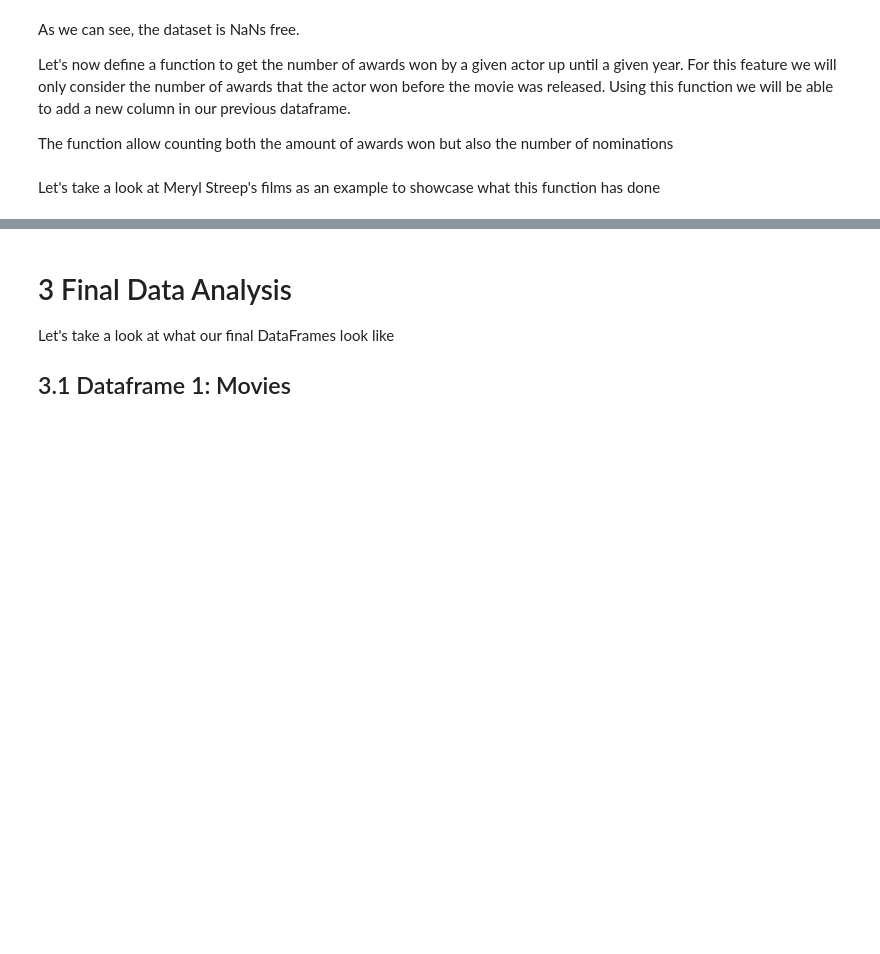
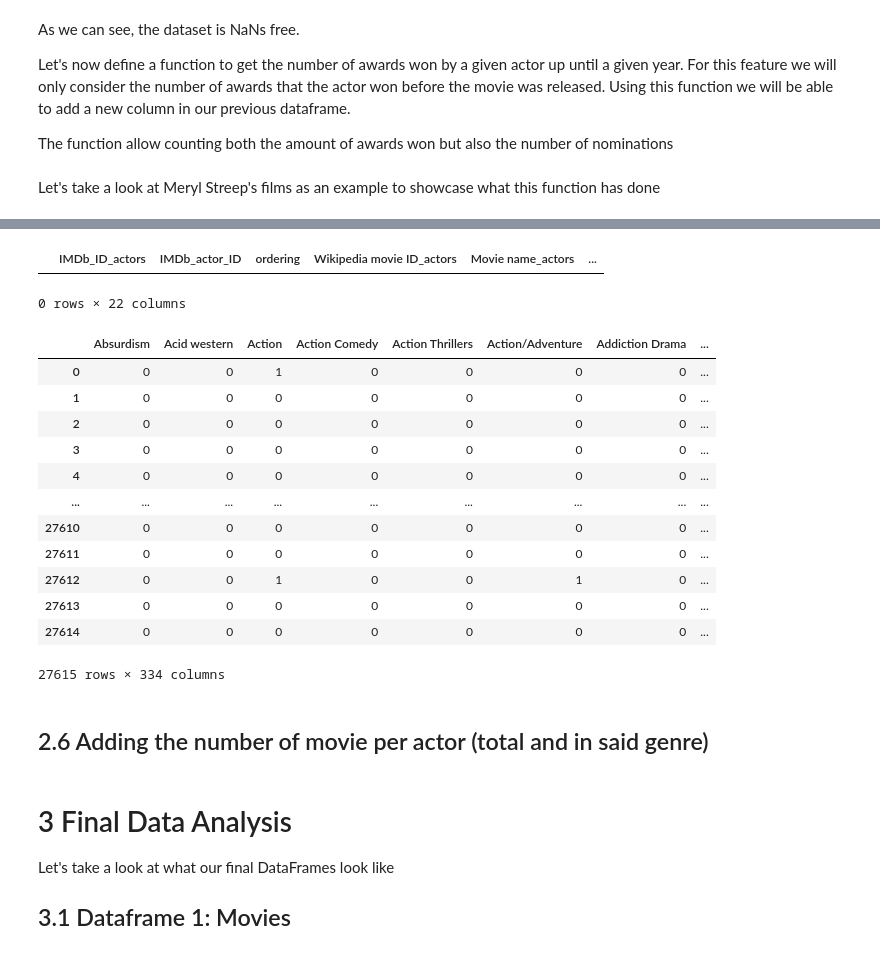
Before and after one commit to epfl-ada/ada-2023-project-dromadaire, a Jupyter notebook: P2.ipynb, the cells around one changed output, grey strips where cells are left out. Cells and saved outputs as stored; diff of their text form; code cells hidden in the pictures; blank space fills up the shorter version.

```diff
--- a/P2.ipynb
+++ b/P2.ipynb
@@ -399,0 +402,13 @@ actors.query("primaryName == 'Meryl Streep'").sort_values('Movie release date').
+# %%
+# Input:
+#   - IMDb_actor_ID (str)
+#   - year (int)
+# Output:
+#   - Sum of movies per actor played until the given year
+def count_nb_movies(actor_name, year):
+    filtered = actors.query("`Movie release date` <= @year & IMDb_actor_ID == @actor_name")
+
+    return len(filtered)
+
+# Sum of movie per actor cumulative with the increasing years
+actors['movie_count'] = [count_nb_movies(row['IMDb_actor_ID'], row['Movie release date']) for (index, row) in actors.iterrows()]
@@ -400,3 +496,27 @@ actors.query("primaryName == 'Meryl Streep'").sort_values('Movie release date').
+# %%
+tmp[(tmp["IMDb_actor_ID"] == "nm0000449") & (tmp["Movie release date_actors"] <= 2000) & ("Thriller" in tmp["Movie genres"].values[:])]
+# %% [output]
+|  | IMDb_ID_actors | IMDb_actor_ID | ordering | Wikipedia movie ID_actors | Movie name_actors | ... |
+0 rows × 22 columns
+# %%
+genre_dummies = pd.get_dummies(tmp["Movie genres"].explode()).groupby(level=0).sum()
+tmp = tmp.join(genre_dummies, how='left')
+# %% [output]
+|  | Absurdism | Acid western | Action | Action Comedy | Action Thrillers | Action/Adventure | Addiction Drama | ... |
+| 0 | 0 | 0 | 1 | 0 | 0 | 0 | 0 | ... |
+| 1 | 0 | 0 | 0 | 0 | 0 | 0 | 0 | ... |
+| 2 | 0 | 0 | 0 | 0 | 0 | 0 | 0 | ... |
+| 3 | 0 | 0 | 0 | 0 | 0 | 0 | 0 | ... |
+| 4 | 0 | 0 | 0 | 0 | 0 | 0 | 0 | ... |
+| ... | ... | ... | ... | ... | ... | ... | ... | ... |
+| 27610 | 0 | 0 | 0 | 0 | 0 | 0 | 0 | ... |
+| 27611 | 0 | 0 | 0 | 0 | 0 | 0 | 0 | ... |
+| 27612 | 0 | 0 | 1 | 0 | 0 | 1 | 0 | ... |
+| 27613 | 0 | 0 | 0 | 0 | 0 | 0 | 0 | ... |
+| 27614 | 0 | 0 | 0 | 0 | 0 | 0 | 0 | ... |
+27615 rows × 334 columns
+# %% [markdown]
+## 2.6 Adding the number of movie per actor (total and in said genre)
 # %% [markdown]
 # 3 Final Data Analysis
 Let's take a look at what our final DataFrames look like
```
Also changed, not shown: parts of 22 cells of this notebook, 1 other file.
